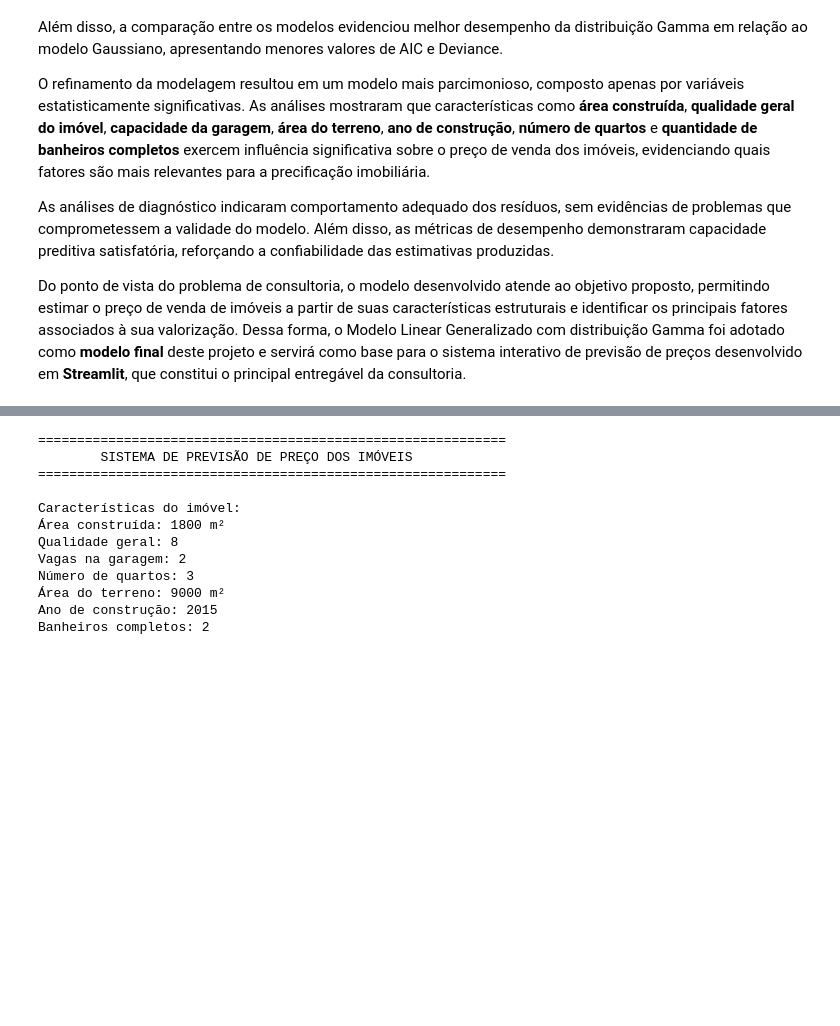
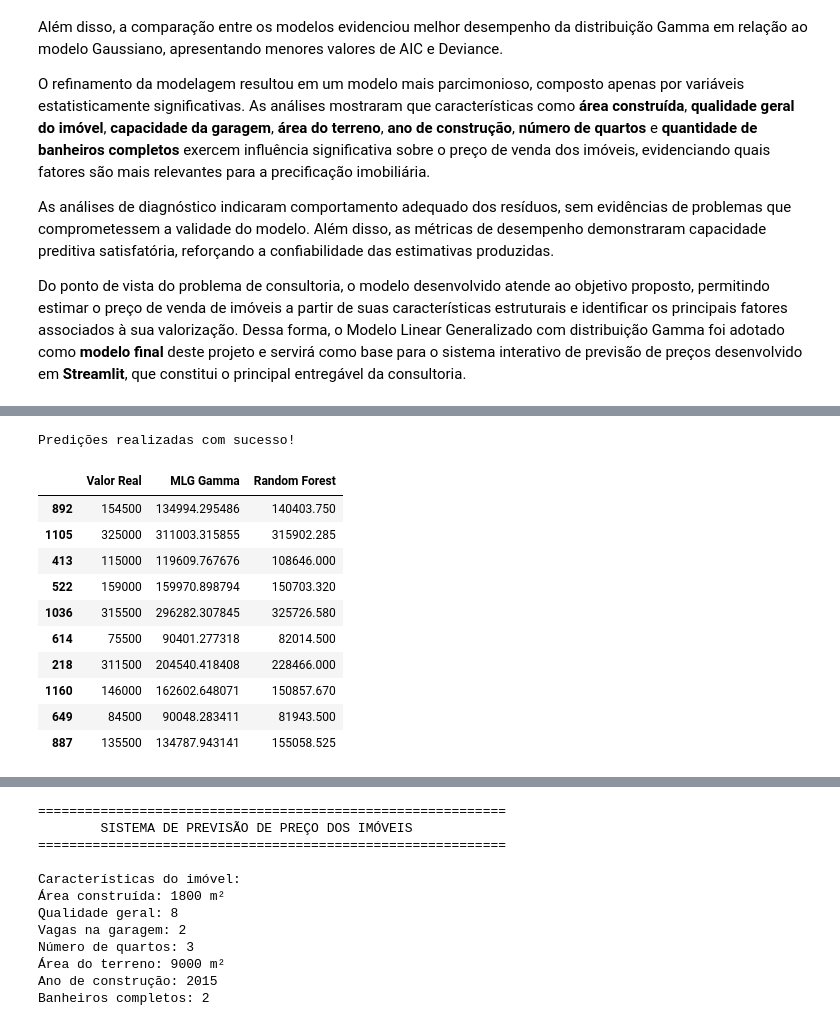
Before and after one commit to AnaMariaFC/statistical-consultancy, a Jupyter notebook: scripts/projeto_consultoria.ipynb, the cells around one changed output, grey strips where cells are left out. Cells and saved outputs as stored; diff of their text form; code cells hidden in the pictures; blank space fills up the shorter version.

Commit message:
Atualiza projeto com validação preditiva e Random Forest

```diff
--- a/scripts/projeto_consultoria.ipynb
+++ b/scripts/projeto_consultoria.ipynb
@@ -1500,0 +1652,16 @@ Do ponto de vista do problema de consultoria, o modelo desenvolvido atende ao ob
+# %%
+# ==========================================================
+# AJUSTE DO MODELO RANDOM FOREST
+# ==========================================================
+
+from sklearn.ensemble import RandomForestRegressor
+
+# Ajuste do modelo
+modelo_rf = RandomForestRegressor(
+    n_estimators=200,
+    random_state=42
+)
+
+modelo_rf.fit(X_train, y_train)
+
+print("Modelo Random Forest ajustado com sucesso!")
@@ -1500,0 +1686,42 @@ Do ponto de vista do problema de consultoria, o modelo desenvolvido atende ao ob
+# %%
+# ==========================================================
+# PREDIÇÕES NA BASE DE TESTE
+# ==========================================================
+
+# Previsões do MLG Gamma
+pred_gamma = modelo_gamma_treino.predict(X_test)
+
+# Previsões do Random Forest
+pred_rf = modelo_rf.predict(X_test)
+
+print("Predições realizadas com sucesso!")
+# %% [output]
+Predições realizadas com sucesso!
+# %%
+# ==========================================================
+# COMPARAÇÃO DAS PRIMEIRAS PREVISÕES
+# ==========================================================
+
+comparacao_predicoes = pd.DataFrame({
+
+    "Valor Real": y_test.values,
+
+    "MLG Gamma": pred_gamma,
+
+    "Random Forest": pred_rf
+
+})
+
+comparacao_predicoes.head(10)
+# %% [output]
+|  | Valor Real | MLG Gamma | Random Forest |
+| 892 | 154500 | 134994.295486 | 140403.750 |
+| 1105 | 325000 | 311003.315855 | 315902.285 |
+| 413 | 115000 | 119609.767676 | 108646.000 |
+| 522 | 159000 | 159970.898794 | 150703.320 |
+| 1036 | 315500 | 296282.307845 | 325726.580 |
+| 614 | 75500 | 90401.277318 | 82014.500 |
+| 218 | 311500 | 204540.418408 | 228466.000 |
+| 1160 | 146000 | 162602.648071 | 150857.670 |
+| 649 | 84500 | 90048.283411 | 81943.500 |
+| 887 | 135500 | 134787.943141 | 155058.525 |
```
Also changed, not shown: parts of 35 cells of this notebook, 1 other file.
